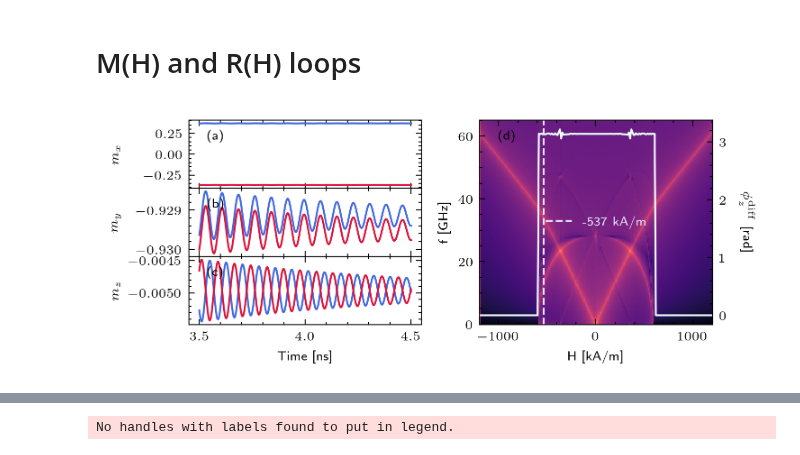
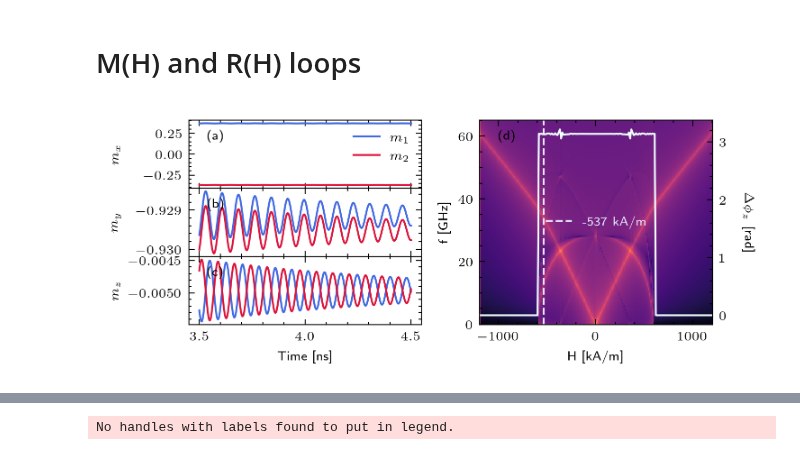
Before and after one commit to LemurPwned/cmtj, a Jupyter notebook: examples/overview/examples.ipynb, the cells around one changed output, grey strips where cells are left out. Saved outputs shown, nothing was run; the diff lists cells and outputs as text; code cells hidden in the pictures.

```diff
--- a/examples/overview/examples.ipynb
+++ b/examples/overview/examples.ipynb
@@ -263,6 +268,7 @@ def simulate_pimm(J: float, stepsH: int = 100):
         cellSurface=surf,
         demagTensor=demag,
         damping=alpha)
+    # J = 3e-5
     j1 = Junction([l1, l2], 100, 200)
     j1.setLayerAnisotropyDriver("free", ScalarDriver.getConstantDriver(Ku))
     j1.setLayerAnisotropyDriver("bottom", ScalarDriver.getConstantDriver(1e12))
@@ -304,22 +310,12 @@ def simulate_pimm(J: float, stepsH: int = 100):
 
     return np.asarray(spectrum), frequencies, Hscan
 
-
 Jrange = np.linspace(1e-3, 0.5e-4, 30)
-Jrange2 = -1 * Jrange
 data = defaultdict(list)
-data2 = defaultdict(list)
 for J in tqdm(Jrange, desc="simulating J"):
     spectrum, frequencies, Hvecs = simulate_pimm(J)
     data['J'].append(J)
     data['spec'].append(spectrum)
     data['f'].append(frequencies)
     data['H'].append(Hvecs)
-
-for J in tqdm(Jrange2, desc="simulating --J"):
-    spectrum, frequencies, Hvecs = simulate_pimm(J)
-    data2['J'].append(J)
-    data2['spec'].append(spectrum)
-    data2['f'].append(frequencies)
-    data2['H'].append(Hvecs)
 # %%
@@ -710,6 +681,4 @@ spectrum = np.asarray(spectrum).squeeze()
 # %%
-from mpl_toolkits.axes_grid1.inset_locator import inset_axes
-from scipy.ndimage import uniform_filter1d
 with plt.style.context(['science', 'nature']):
     fig, axs = plt.subplots(3, 2, figsize=(5, 2), dpi=300, sharex=True)
     hindx = 55
@@ -722,17 +691,17 @@ with plt.style.context(['science', 'nature']):
         axs[i, 0].plot(time[rtime],
                        traj[0, i, rtime],
                        color='royalblue',
-                       label=f"m1 - {label}")
+                       label=rf"$m_1$")
         axs[i, 0].plot(time[rtime],
                        traj[1, i, rtime],
                        color='crimson',
-                       label=f"m2 - {label}")
+                       label=rf"$m_2$")
         axs[i, 0].set_ylabel(rf'$m_{label}$')
     fig.subplots_adjust(hspace=0, wspace=0.25)
     fig.align_labels()
 
     gs = axs[1, -1].get_gridspec()
-
+    axs[0, 0].legend()
     axbig = fig.add_subplot(gs[:, -1])
     # axins = inset_axes(axs[0], width=0.75, height=0.55, loc=4)
     axbig.pcolor(Hscan[1:] / 1e3,
@@ -748,32 +717,32 @@ with plt.style.context(['science', 'nature']):
     axbig.set_ylabel("f [GHz]")
     axbig2 = axbig.twinx()
 
     p = uniform_filter1d(phases['z'][1:], 5)
 
     axbig2.plot(Hscan[1:] / 1e3,
                 p,
                 color='azure',
                 label=rf'$\phi_{label}$')
-    axbig2.set_ylabel(r'$\phi^\mathrm{diff}_z$ [rad]', rotation=270, labelpad=15)
+    axbig2.set_ylabel(r'$\Delta\phi_z$ [rad]', rotation=270, labelpad=15)
 
     for ax in axs[:, -1]:
         # ax.remove()
         ax.set_axis_off()
     axs[-1, 0].set_xlabel("Time [ns]")
     axbig.legend(frameon=False, labelcolor='lavender', loc=10)
     for label, ax in zip(('(a)', '(b)', '(c)', '(d)'), [*axs[:, 0], axbig]):
         trans = mtransforms.ScaledTranslation(10 / 72, -5 / 72,
                                               fig.dpi_scale_trans)
         ax.text(
             0,
             1,
             label,
             color='black',
             transform=ax.transAxes + trans,
             verticalalignment='top',
             # horizontalalignment='left',
             bbox=dict(facecolor='none', edgecolor='none', pad=3.0))
 
     # fig.tight_layout()
 # %% [output]
-[figure, old version]
+[figure, new version]
```
Also changed, not shown: parts of 11 cells of this notebook.
